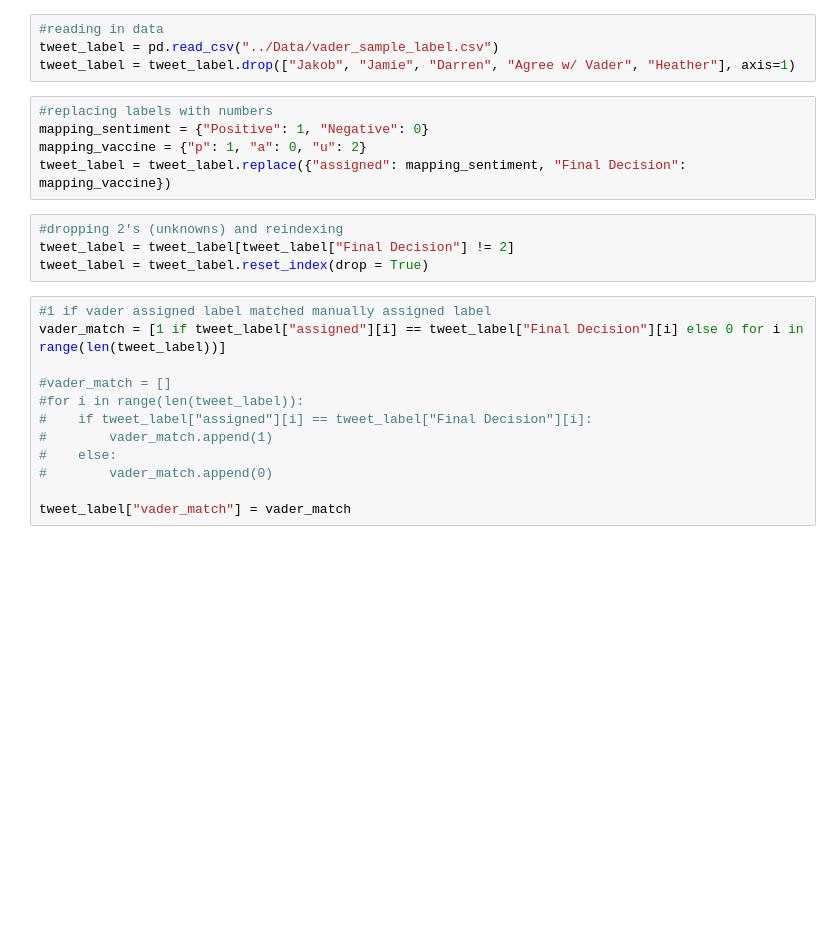
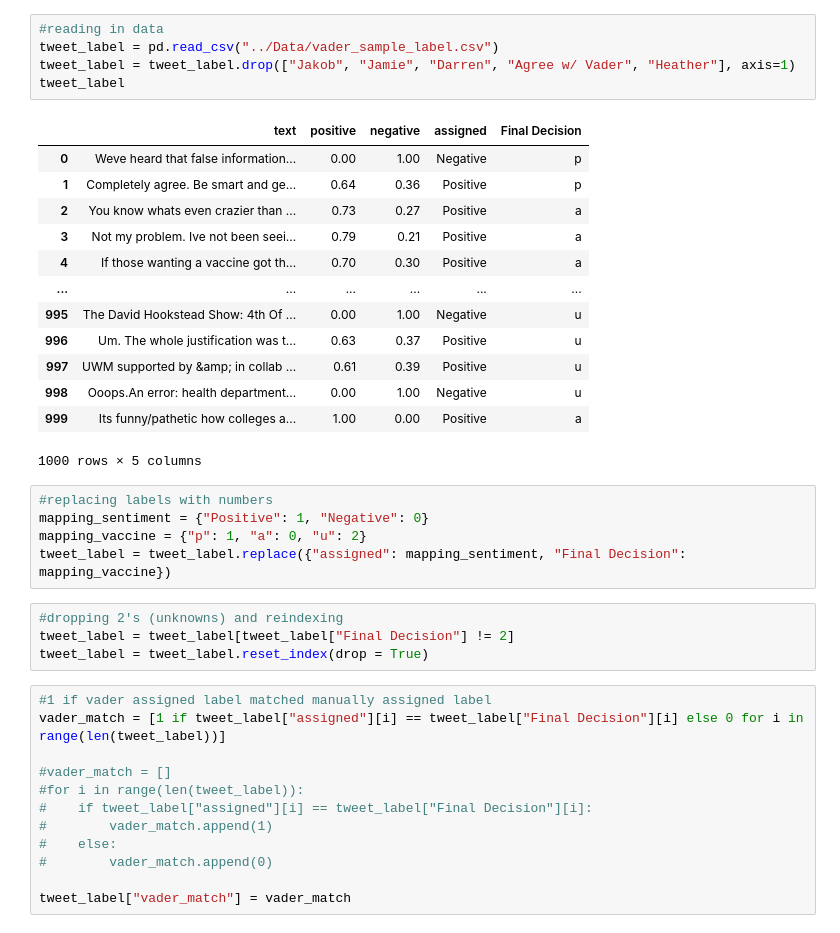
Before and after one commit to darrenlingit/BDSI2021DataMining1, a Jupyter notebook: Code/Random Forest.ipynb, the cells around one changed output. Cells and saved outputs as stored; diff of their text form; blank space fills up the shorter version.

```diff
--- a/Code/Random Forest.ipynb
+++ b/Code/Random Forest.ipynb
@@ -26,7 +22,22 @@ from sklearn.model_selection import cross_val_score
 # %%
 #reading in data
 tweet_label = pd.read_csv("../Data/vader_sample_label.csv")
 tweet_label = tweet_label.drop(["Jakob", "Jamie", "Darren", "Agree w/ Vader", "Heather"], axis=1)
+tweet_label
+# %% [output]
+|  | text | positive | negative | assigned | Final Decision |
+| 0 | Weve heard that false information... | 0.00 | 1.00 | Negative | p |
+| 1 | Completely agree. Be smart and ge... | 0.64 | 0.36 | Positive | p |
+| 2 | You know whats even crazier than ... | 0.73 | 0.27 | Positive | a |
+| 3 | Not my problem. Ive not been seei... | 0.79 | 0.21 | Positive | a |
+| 4 | If those wanting a vaccine got th... | 0.70 | 0.30 | Positive | a |
+| ... | ... | ... | ... | ... | ... |
+| 995 | The David Hookstead Show: 4th Of ... | 0.00 | 1.00 | Negative | u |
+| 996 | Um. The whole justification was t... | 0.63 | 0.37 | Positive | u |
+| 997 | UWM supported by &amp; in collab ... | 0.61 | 0.39 | Positive | u |
+| 998 | Ooops.An error: health department... | 0.00 | 1.00 | Negative | u |
+| 999 | Its funny/pathetic how colleges a... | 1.00 | 0.00 | Positive | a |
+1000 rows × 5 columns
 # %%
 #replacing labels with numbers
 mapping_sentiment = {"Positive": 1, "Negative": 0}
```
Also changed, not shown: parts of 13 cells of this notebook, 1 other file.
